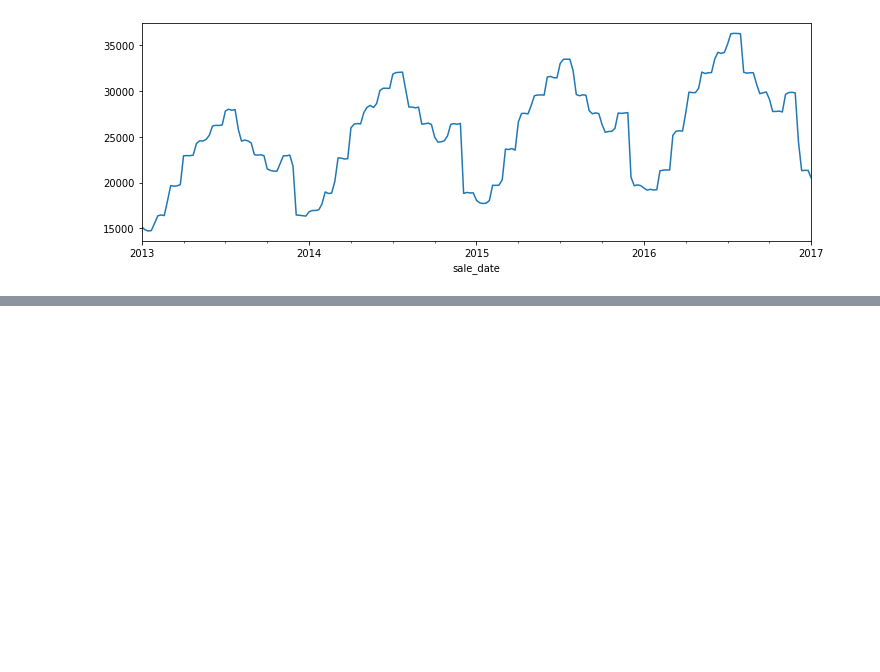
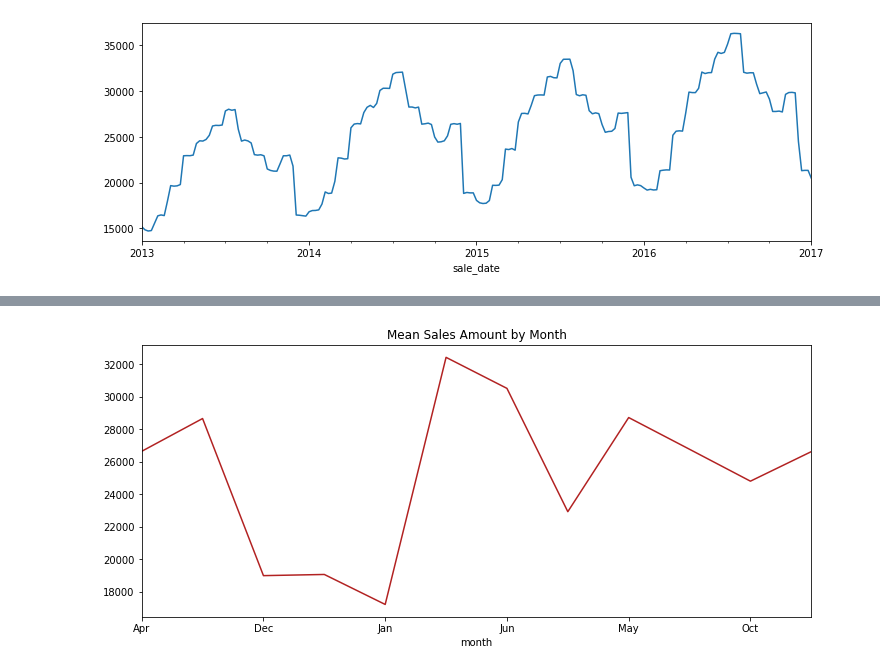
Before and after one commit to Johndsalas/ds-methodologies-exercises, a Jupyter notebook: time_series/Explore.ipynb, the cells around one changed output, grey strips where cells are left out. Saved outputs shown, nothing was run; the diff lists cells and outputs as text; code cells hidden in the pictures; blank space fills up the shorter version.

```diff
--- a/time_series/Explore.ipynb
+++ b/time_series/Explore.ipynb
@@ -113,0 +145,3 @@ train.sale_amount.resample('2D').aggregate(np.sum).head()
+# %%
+df = pd.DataFrame(train)
+df.head()
@@ -113,0 +156,3 @@ train.sale_amount.resample('2D').aggregate(np.sum).head()
+# %%
+df['month'] = df.index.strftime('%b')
+df.head()
@@ -113,0 +167,6 @@ train.sale_amount.resample('2D').aggregate(np.sum).head()
+# %%
+df.groupby('month').sale_amount.mean().plot(figsize=(12, 5), color='firebrick')
+plt.title("Mean Sales Amount by Month")
+plt.show()
+# %% [output]
+[figure, added]
```
Also changed, not shown: parts of 10 cells of this notebook, 2 other files.
